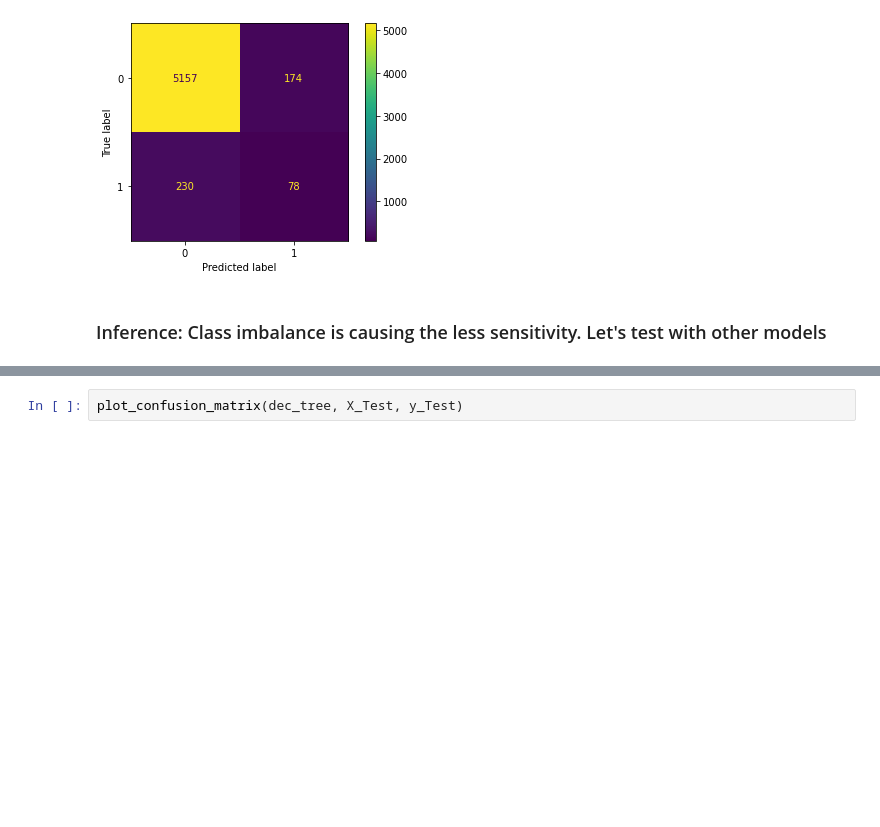
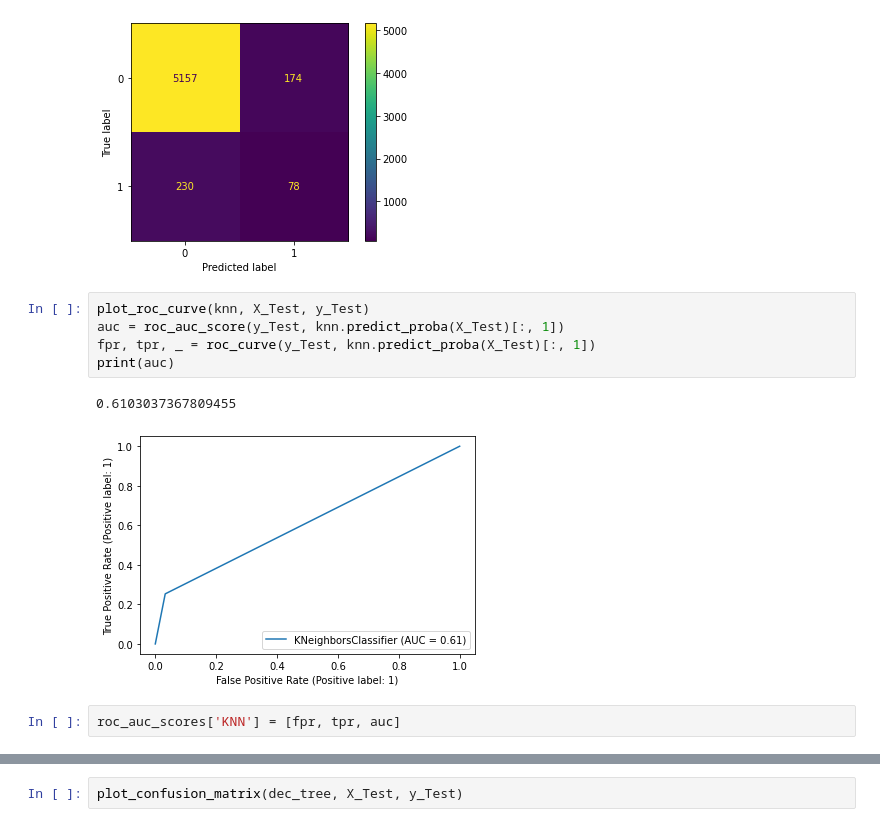
Before and after one commit to allysaha/Bank-Marketing-Data-Classification, a Jupyter notebook: Classification_Bank_Marketing_Conversion_Prediction.ipynb, the cells around one changed output, grey strips where cells are left out. Drawn from its saved outputs; the diff is of its cells as text; blank space fills up the shorter version.

Commit message:
Added AUC-ROC Analysis of the models

```diff
--- a/Classification_Bank_Marketing_Conversion_Prediction.ipynb
+++ b/Classification_Bank_Marketing_Conversion_Prediction.ipynb
@@ -1190,8 +1202,16 @@ plot_confusion_matrix(knn, X_Test, y_Test)
 # %% [output]
 <sklearn.metrics._plot.confusion_matrix.ConfusionMatrixDisplay at 0x...>
 [figure]
-# %% [markdown]
-### Inference: Class imbalance is causing the less sensitivity. Let's test with other models
+# %%
+plot_roc_curve(knn, X_Test, y_Test)
+auc = roc_auc_score(y_Test, knn.predict_proba(X_Test)[:, 1])
+fpr, tpr, _ = roc_curve(y_Test, knn.predict_proba(X_Test)[:, 1])
+print(auc)
+# %% [output]
+0.6103037367809455
+[figure, added]
+# %%
+roc_auc_scores['KNN'] = [fpr, tpr, auc]
 # %%
 # Decision Tree Classifier
 accuracy = []
```
Also changed, not shown: parts of 35 cells of this notebook.
